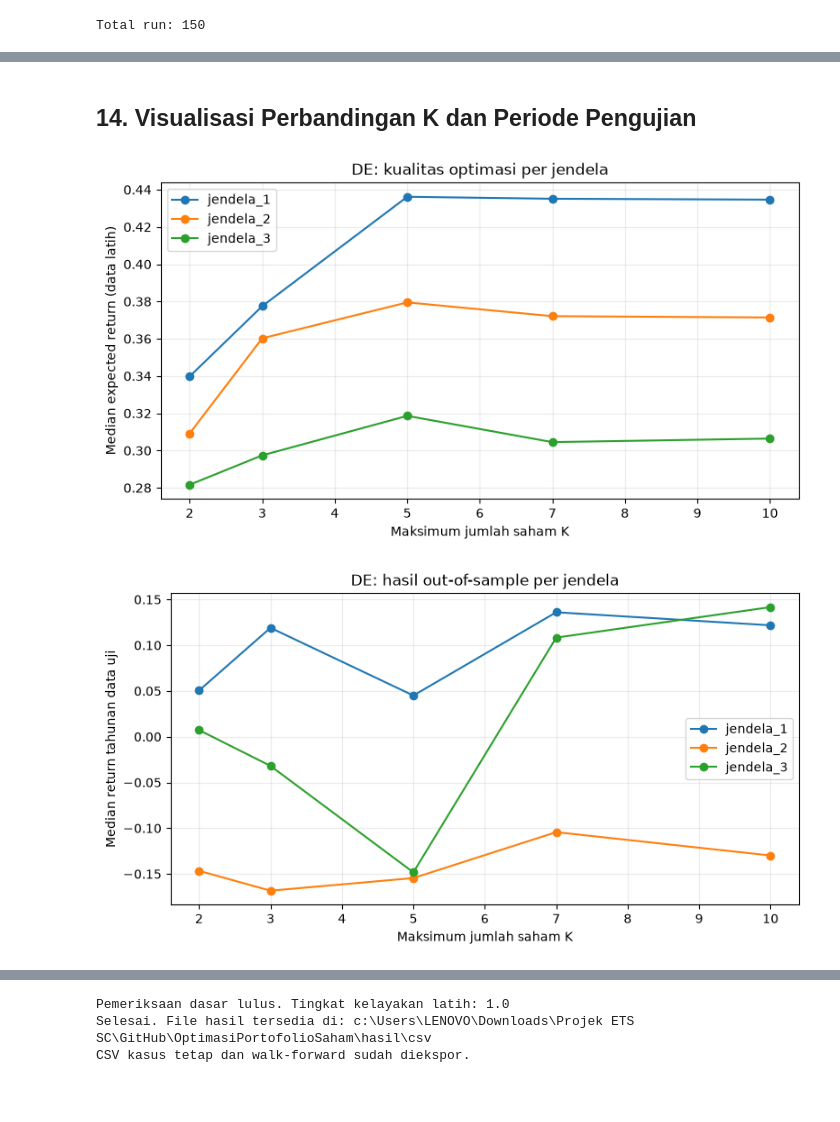
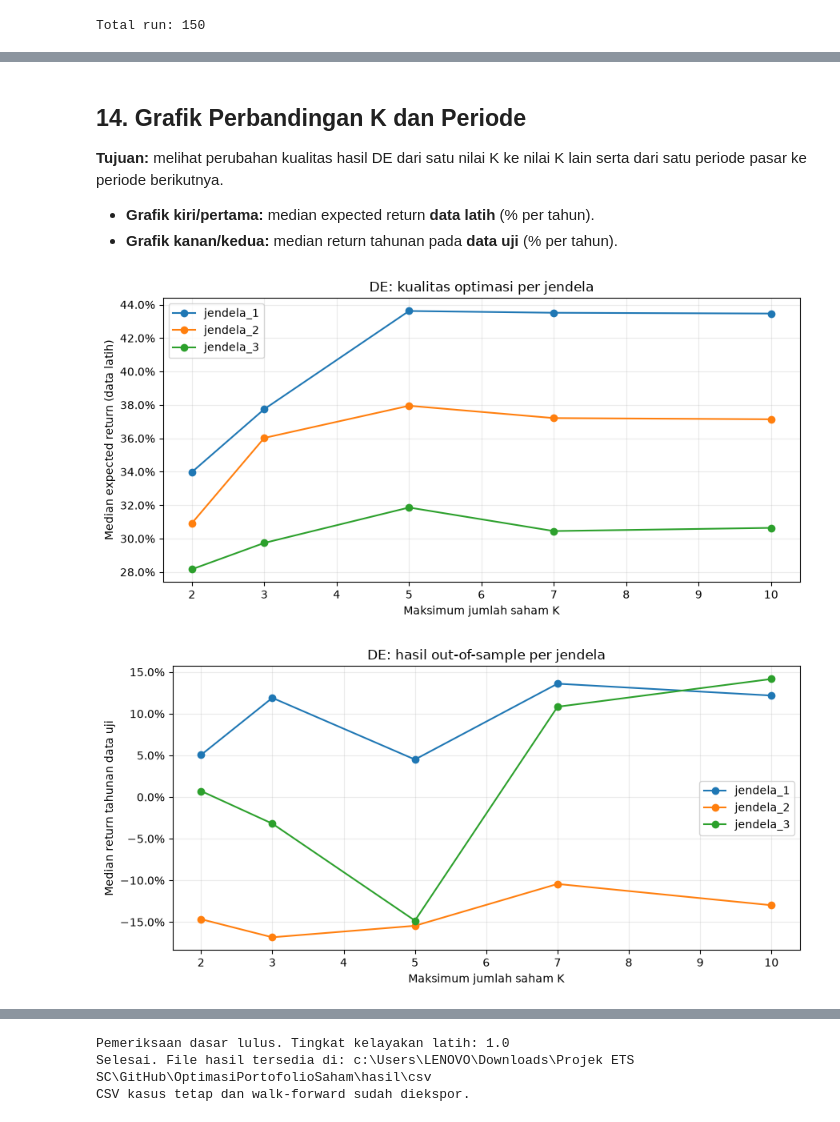
Before and after one commit to hanscakrawangsa15/OptimasiPortofolioSaham, a Jupyter notebook: notebooks/DE_Portofolio_LQ45.ipynb, the cells around one changed output, grey strips where cells are left out. Saved outputs shown, nothing was run; the diff lists cells and outputs as text; code cells hidden in the pictures; blank space fills up the shorter version.

```diff
--- a/notebooks/DE_Portofolio_LQ45.ipynb
+++ b/notebooks/DE_Portofolio_LQ45.ipynb
@@ -42,2 +50,23 @@ Anggaran: 20000 evaluasi; kardinalitas: [2, 3, 5, 7, 10]
 Jumlah jendela tersedia: 5
 Dana utama: Rp 5.000.000 | Lot: 100 | rf tahunan: 5%
+# %%
+# Agar tabel rapi
+from IPython.display import display, Markdown
+
+def tabel_rapi(data, persen=None, rupiah=None, desimal=None, bilangan=None, judul=None):
+    """Format DataFrame dengan nama kolom deskriptif dan satuan eksplisit."""
+    if judul:
+        display(Markdown(f"**{judul}**"))
+    df0 = pd.DataFrame(data).reset_index(drop=True)
+    fmt = {}
+    for col in (persen or []):
+        if col in df0.columns: fmt[col] = lambda x: '—' if pd.isna(x) else f'{x:.2%}'
+    for col in (rupiah or []):
+        if col in df0.columns: fmt[col] = lambda x: '—' if pd.isna(x) else 'Rp ' + f'{x:,.0f}'.replace(',', '.')
+    for col in (desimal or []):
+        if col in df0.columns: fmt[col] = lambda x: '—' if pd.isna(x) else f'{x:,.3f}'.replace(',', '.')
+    for col in (bilangan or []):
+        if col in df0.columns: fmt[col] = lambda x: '—' if pd.isna(x) else f'{int(x)}'
+    display(df0.style.format(fmt, na_rep='—').hide(axis='index'))
+
+print('Format tabel siap: Rupiah, persen, dan satuan kolom akan ditampilkan secara konsisten.')
@@ -332,9 +508,14 @@ Nilai ini adalah **ilustrasi satu tahun berdasarkan expected return latih**. Unt
 # %%
 proyeksi=[]
-for K,(pk,r) in portofolio_terpilih.items():
-    a=analisis(pk,r.lots)
-    proyeksi.append({'K':K,'modal_Rp':pk.D,'nilai_saham_awal_Rp':float((r.lots*pk.harga_lot).sum()),
-                    'kas_awal_Rp':float(pk.D-(r.lots*pk.harga_lot).sum()),
-                    'return_ekspektasi':a['R'],'ilustrasi_nilai_akhir_Rp':pk.D*(1+a['R'])})
-display(pd.DataFrame(proyeksi))
+for K,(pk,hasil) in portofolio_terpilih.items():
+    a=analisis(pk,hasil.lots)
+    proyeksi.append({'K Maksimal':K,'Modal (Rp)':pk.D,
+       'Dana Saham Awal (Rp)':float((hasil.lots*pk.harga_lot).sum()),
+       'Sisa Kas Awal (Rp)':float(pk.D-(hasil.lots*pk.harga_lot).sum()),
+       'Expected Return Latih (%/Tahun)':a['R'],
+       'Nilai Akhir Ilustratif 1 Tahun (Rp)':pk.D*(1+a['R'])})
+tabel_rapi(pd.DataFrame(proyeksi),rupiah=['Modal (Rp)','Dana Saham Awal (Rp)',
+    'Sisa Kas Awal (Rp)','Nilai Akhir Ilustratif 1 Tahun (Rp)'],
+    persen=['Expected Return Latih (%/Tahun)'],
+    judul='Proyeksi Satu Tahun Berdasarkan Return Latih (Bukan Hasil Uji)')
 # %% [output]
@@ -484,17 +715,22 @@ rekap.to_csv(outdir/'de_rekap_walkforward.csv',index=False)
 # %% [markdown]
-## 14. Visualisasi Perbandingan K dan Periode Pengujian
+## 14. Grafik Perbandingan K dan Periode
+
+**Tujuan:** melihat perubahan kualitas hasil DE dari satu nilai K ke nilai K lain serta dari satu periode pasar ke periode berikutnya.
+
+- **Grafik kiri/pertama:** median expected return **data latih** (% per tahun).
+- **Grafik kanan/kedua:** median return tahunan pada **data uji** (% per tahun).
 # %%
 fig,ax=plt.subplots(figsize=(9,4.5))
 for nama,g in rekap.groupby('jendela'):
     ax.plot(g['K'],g['median_return_latih'],marker='o',label=nama)
 ax.set(xlabel='Maksimum jumlah saham K',ylabel='Median expected return (data latih)',title='DE: kualitas optimasi per jendela')
-ax.grid(alpha=.25);ax.legend();plt.show()
+ax.yaxis.set_major_formatter(plt.matplotlib.ticker.PercentFormatter(1.0));ax.grid(alpha=.25);ax.legend();plt.tight_layout();plt.show()
 fig,ax=plt.subplots(figsize=(9,4.5))
 for nama,g in rekap.groupby('jendela'):
     ax.plot(g['K'],g['median_return_uji'],marker='o',label=nama)
 ax.set(xlabel='Maksimum jumlah saham K',ylabel='Median return tahunan data uji',title='DE: hasil out-of-sample per jendela')
-ax.grid(alpha=.25);ax.legend();plt.show()
+ax.yaxis.set_major_formatter(plt.matplotlib.ticker.PercentFormatter(1.0));ax.grid(alpha=.25);ax.legend();plt.tight_layout();plt.show()
 # %% [output]
-[figure, old version]
+[figure, new version]
-[figure, old version]
+[figure, new version]
 # %% [markdown]
```
Also changed, not shown: parts of 32 cells of this notebook.
